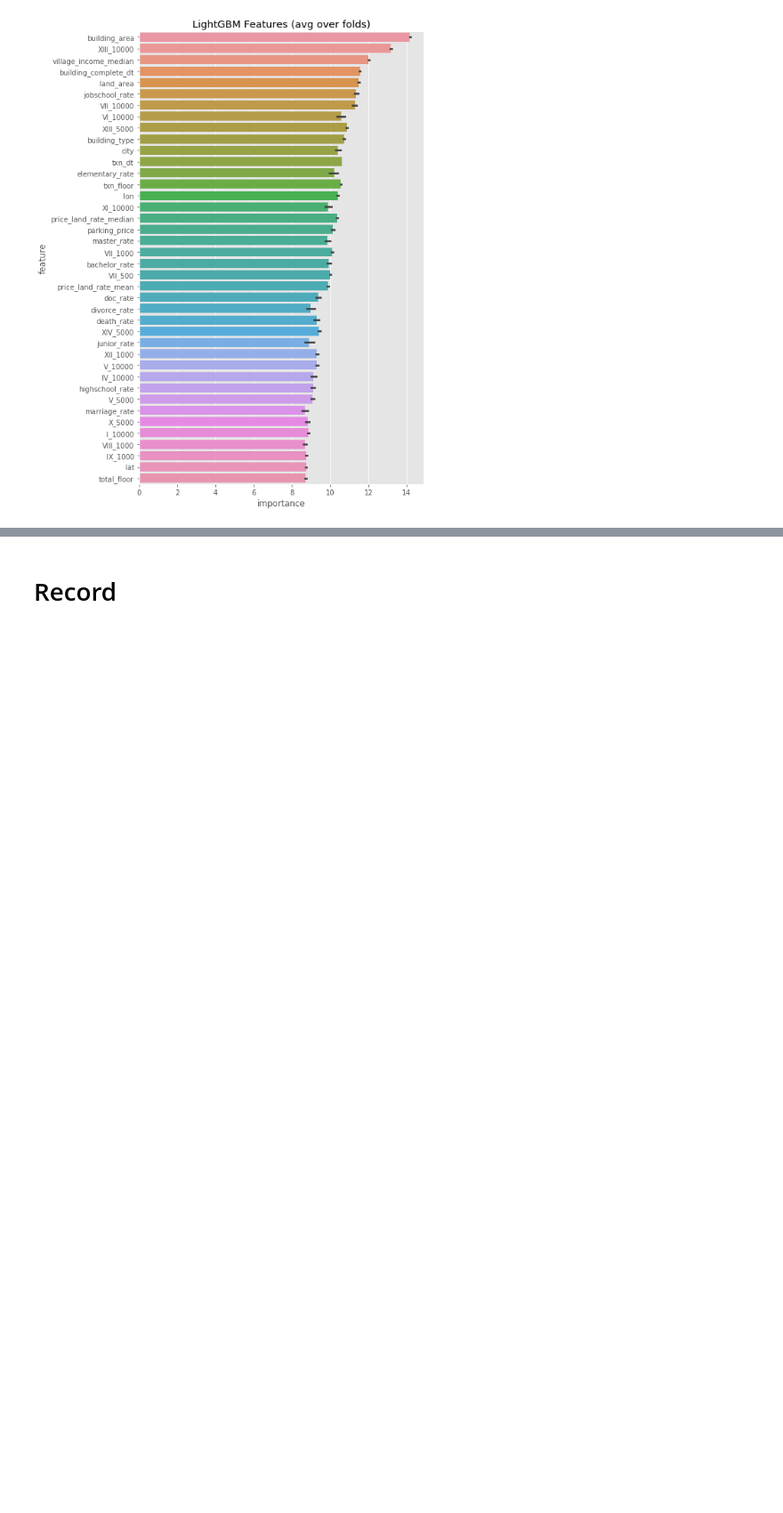
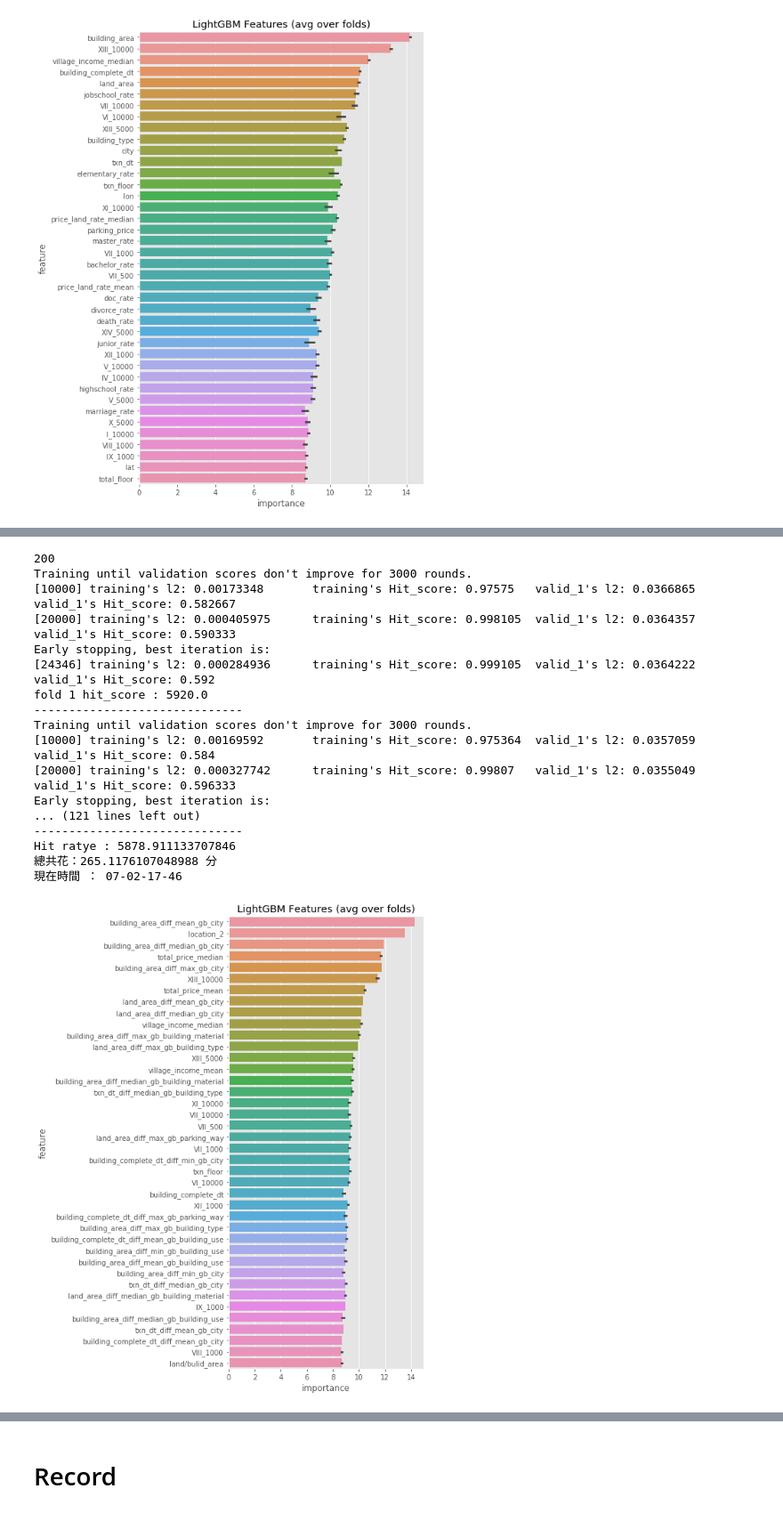
Before and after one commit to phacus/T-Brain_competition_predict_house_price, a Jupyter notebook: Model.ipynb, the cells around one changed output, grey strips where cells are left out. Shown at 89% size. Cells and saved outputs as stored; diff of their text form; code cells hidden in the pictures; blank space fills up the shorter version.

```diff
--- a/Model.ipynb
+++ b/Model.ipynb
@@ -243,0 +261,28 @@ Submission(test['building_id'], prediction)
+# %%
+#7
+begin = time.time()
+cols = [i for i in cols ]
+prediction, oof, feature_importance_df = lgb_model(20, train[cols + ['total_price']], test[cols], stratified = False)
+prediction = np.expm1(prediction)
+Submission(test['building_id'], prediction)
+print('總共花：{} 分'.format((time.time() - begin) / 60))
+print('現在時間 ： {}'.format(datetime.datetime.today().strftime('%m-%d-%H-%M')))
+# %% [output]
+200
+Training until validation scores don't improve for 3000 rounds.
+[10000] training's l2: 0.00173348       training's Hit_score: 0.97575   valid_1's l2: 0.0366865 valid_1's Hit_score: 0.582667
+[20000] training's l2: 0.000405975      training's Hit_score: 0.998105  valid_1's l2: 0.0364357 valid_1's Hit_score: 0.590333
+Early stopping, best iteration is:
+[24346] training's l2: 0.000284936      training's Hit_score: 0.999105  valid_1's l2: 0.0364222 valid_1's Hit_score: 0.592
+fold 1 hit_score : 5920.0
+------------------------------
+Training until validation scores don't improve for 3000 rounds.
+[10000] training's l2: 0.00169592       training's Hit_score: 0.975364  valid_1's l2: 0.0357059 valid_1's Hit_score: 0.584
+[20000] training's l2: 0.000327742      training's Hit_score: 0.99807   valid_1's l2: 0.0355049 valid_1's Hit_score: 0.596333
+Early stopping, best iteration is:
+... (121 lines left out)
+------------------------------
+Hit ratye : 5878.911133707846
+總共花：265.1176107048988 分
+現在時間 ： 07-02-17-46
+[figure, added]
```
Also changed, not shown: parts of 20 cells of this notebook, 2 other files.
